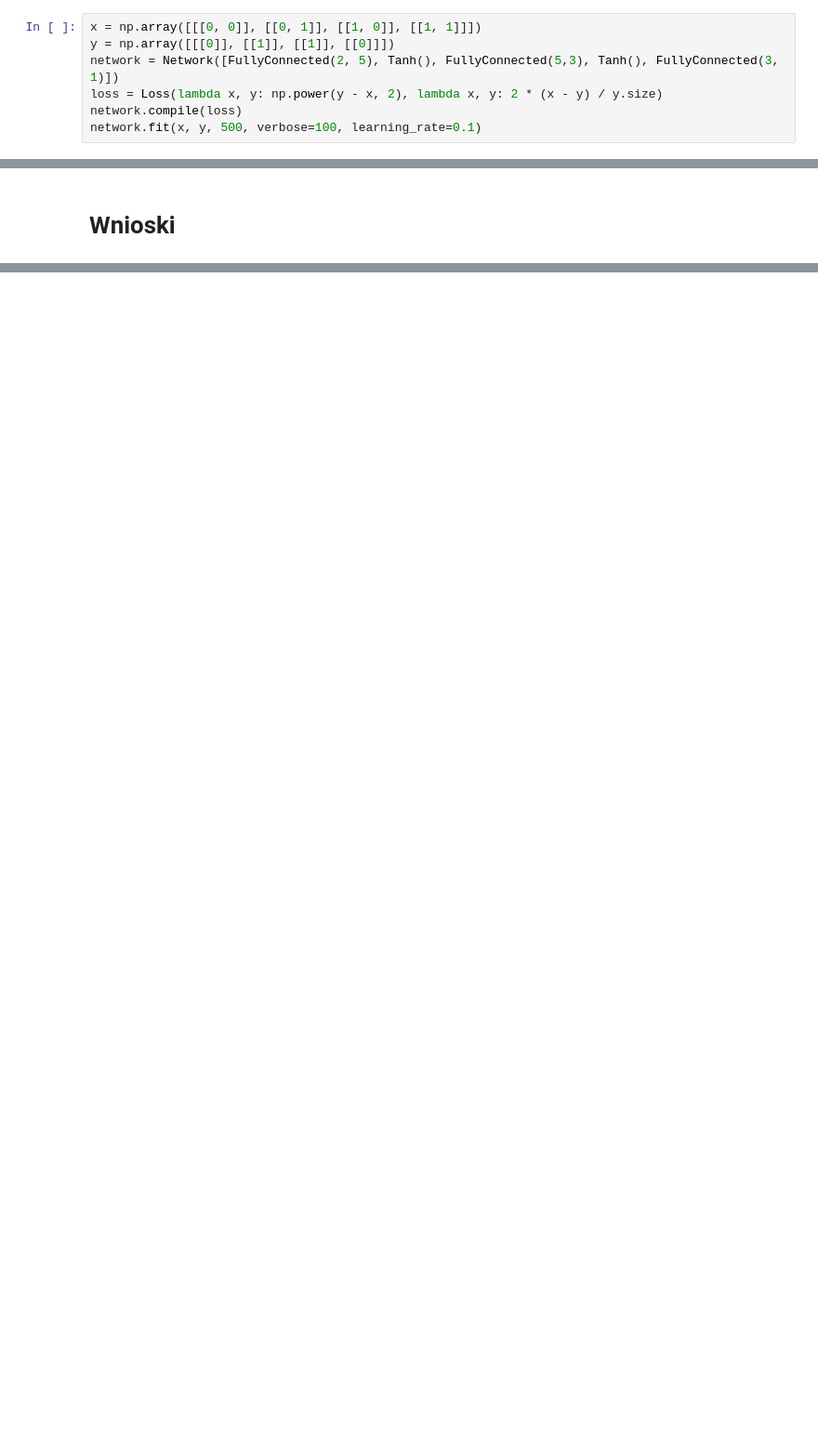
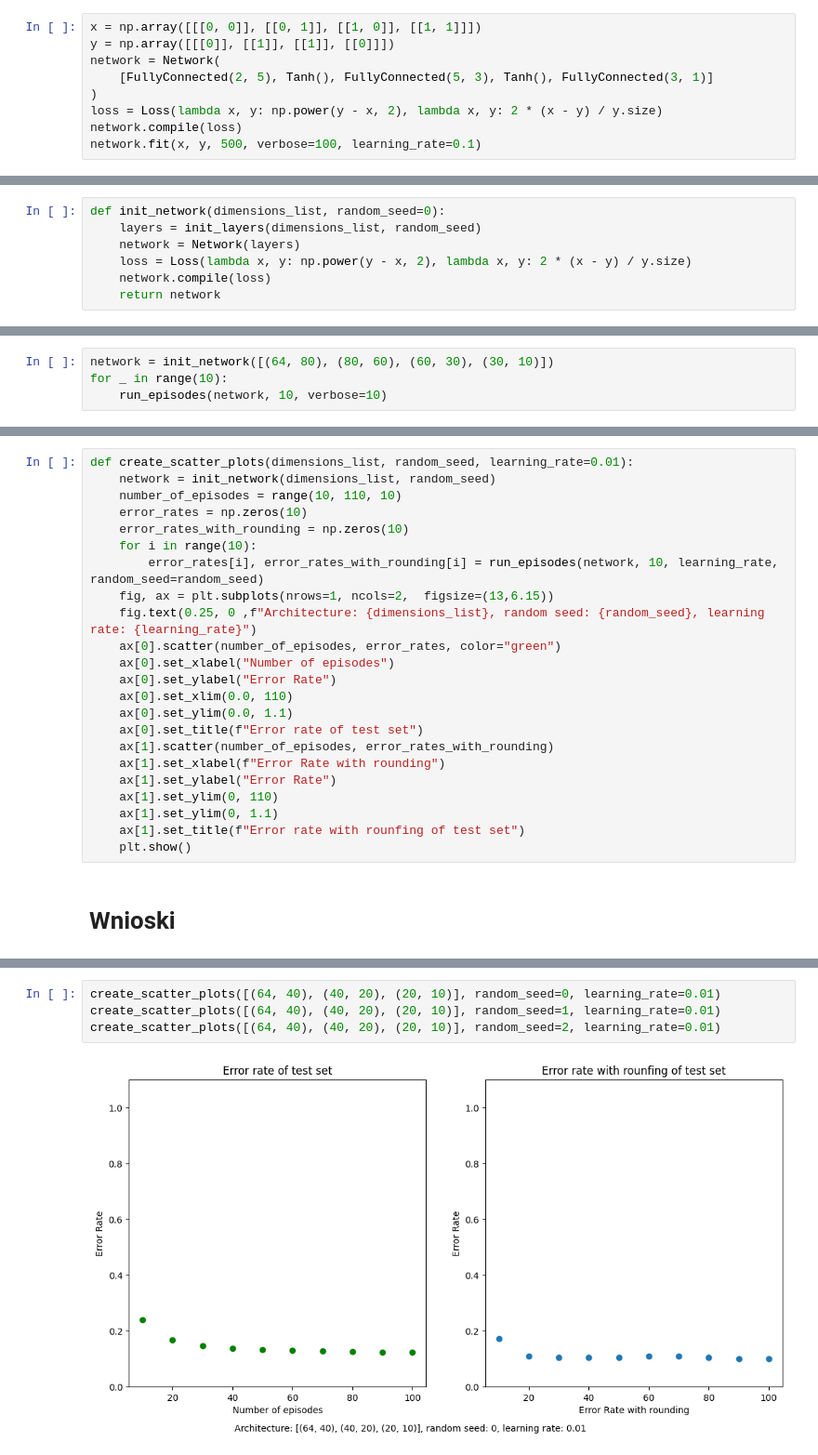
Before and after one commit to JakubDziegielewski/WSI_tutorials, a Jupyter notebook: zadanie_6_nn.ipynb, the cells around one changed output, grey strips where cells are left out. Shown: that part at 93% size. Cells and saved outputs as stored; diff of their text form; blank space fills up the shorter version.

```diff
--- a/zadanie_6_nn.ipynb
+++ b/zadanie_6_nn.ipynb
@@ -159,7 +159,9 @@ class Network:
 # %%
 x = np.array([[[0, 0]], [[0, 1]], [[1, 0]], [[1, 1]]])
 y = np.array([[[0]], [[1]], [[1]], [[0]]])
-network = Network([FullyConnected(2, 5), Tanh(), FullyConnected(5,3), Tanh(), FullyConnected(3, 1)])
+network = Network(
+    [FullyConnected(2, 5), Tanh(), FullyConnected(5, 3), Tanh(), FullyConnected(3, 1)]
+)
 loss = Loss(lambda x, y: np.power(y - x, 2), lambda x, y: 2 * (x - y) / y.size)
 network.compile(loss)
 network.fit(x, y, 500, verbose=100, learning_rate=0.1)
@@ -181,4 +184,11 @@ def init_layers(dimensions_list, random_seed = 0):
         layers.append(FullyConnected(dimensions[0], dimensions[1], random_seed))
         layers.append(Tanh())
     return layers
+# %%
+def init_network(dimensions_list, random_seed=0):
+    layers = init_layers(dimensions_list, random_seed)
+    network = Network(layers)
+    loss = Loss(lambda x, y: np.power(y - x, 2), lambda x, y: 2 * (x - y) / y.size)
+    network.compile(loss)
+    return network
 # %%
@@ -228,0 +254,4 @@ Error of test set with rounding final output vector: 0.1056
+# %%
+network = init_network([(64, 80), (80, 60), (60, 30), (30, 10)])
+for _ in range(10):
+    run_episodes(network, 10, verbose=10)
@@ -229,2 +269,25 @@ Error of test set with rounding final output vector: 0.1056
+# %%
+def create_scatter_plots(dimensions_list, random_seed, learning_rate=0.01):
+    network = init_network(dimensions_list, random_seed)
+    number_of_episodes = range(10, 110, 10)
+    error_rates = np.zeros(10)
+    error_rates_with_rounding = np.zeros(10)
+    for i in range(10):
+        error_rates[i], error_rates_with_rounding[i] = run_episodes(network, 10, learning_rate, random_seed=random_seed)
+    fig, ax = plt.subplots(nrows=1, ncols=2,  figsize=(13,6.15))
+    fig.text(0.25, 0 ,f"Architecture: {dimensions_list}, random seed: {random_seed}, learning rate: {learning_rate}")
+    ax[0].scatter(number_of_episodes, error_rates, color="green")
+    ax[0].set_xlabel("Number of episodes")
+    ax[0].set_ylabel("Error Rate")
+    ax[0].set_xlim(0.0, 110)
+    ax[0].set_ylim(0.0, 1.1)
+    ax[0].set_title(f"Error rate of test set")
+    ax[1].scatter(number_of_episodes, error_rates_with_rounding)
+    ax[1].set_xlabel(f"Error Rate with rounding")
+    ax[1].set_ylabel("Error Rate")
+    ax[1].set_ylim(0, 110)
+    ax[1].set_ylim(0, 1.1)
+    ax[1].set_title(f"Error rate with rounfing of test set")
+    plt.show()
 # %% [markdown]
 # Wnioski
@@ -233,0 +294,6 @@ array([1., 0., 0.])
+# %%
+create_scatter_plots([(64, 40), (40, 20), (20, 10)], random_seed=0, learning_rate=0.01)
+create_scatter_plots([(64, 40), (40, 20), (20, 10)], random_seed=1, learning_rate=0.01)
+create_scatter_plots([(64, 40), (40, 20), (20, 10)], random_seed=2, learning_rate=0.01)
+# %% [output]
+[figure, added]
```
Also changed, not shown: parts of 14 cells of this notebook.
